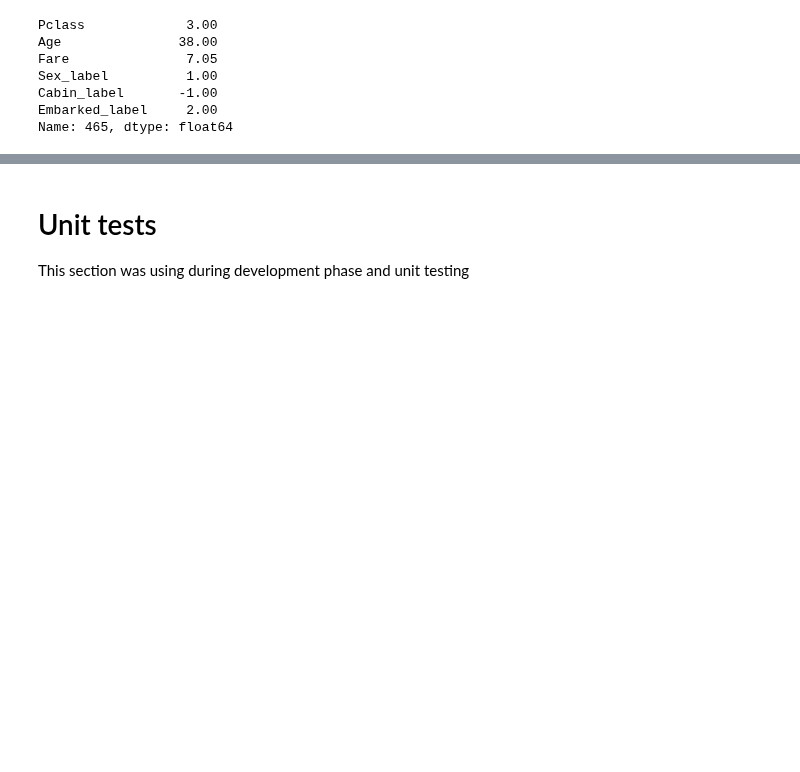
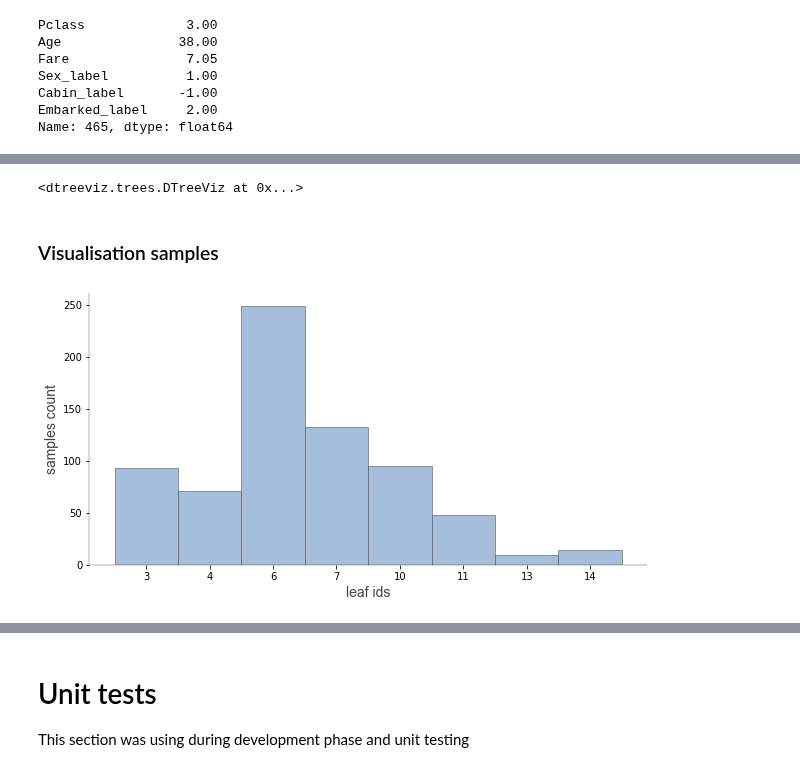
Before and after one commit to parrt/dtreeviz, a Jupyter notebook: notebooks/dtreeviz_tensorflow_df_visualisations.ipynb, the cells around one changed output, grey strips where cells are left out. Saved outputs shown, nothing was run; the diff lists cells and outputs as text; code cells hidden in the pictures; blank space fills up the shorter version.

Commit message:
Add implementation methods for regression trees.

```diff
--- a/notebooks/dtreeviz_tensorflow_df_visualisations.ipynb
+++ b/notebooks/dtreeviz_tensorflow_df_visualisations.ipynb
@@ -208,0 +223,11 @@ Sex_label in [1]
+# %%
+random_seed = 1234
+features_reg = ["Pclass", "Survived", "Fare", "Sex_label", "Cabin_label", "Embarked_label"]
+target_reg = "Age"
+train_reg, test_reg = train_test_split(dataset[features_reg + [target_reg]], train_size=0.8, random_state=random_seed)
+# %%
+train_reg_ds = tfdf.keras.pd_dataframe_to_tf_dataset(train_reg, label=target_reg, task=Task.REGRESSION)
+test_reg_ds = tfdf.keras.pd_dataframe_to_tf_dataset(test_reg, label=target_reg, task=Task.REGRESSION)
+# %%
+model_reg = tfdf.keras.RandomForestModel(num_trees=4, max_depth=4, random_seed = random_seed, bootstrap_training_dataset=False, sampling_with_replacement=False, task=Task.REGRESSION)
+model_reg.fit(train_reg_ds)
@@ -208,0 +278,7 @@ Sex_label in [1]
+# %%
+tfdf_reg_shadow = ShadowTFDFTree(model_reg, tree_index=0,
+                             x_data=train_reg[features_reg],
+                             y_data=train_reg[target_reg],
+                             feature_names=features_reg,
+                             target_name=target_reg,
+                             class_names=[0, 1])
@@ -208,0 +304,10 @@ Sex_label in [1]
+# %%
+dtreeviz(tfdf_reg_shadow, X=X)
+# %% [output]
+<dtreeviz.trees.DTreeViz at 0x...>
+# %% [markdown]
+### Visualisation samples
+# %%
+viz_leaf_samples(tfdf_reg_shadow)
+# %% [output]
+[figure, added]
```
Also changed, not shown: parts of 33 cells of this notebook, 3 other files.
